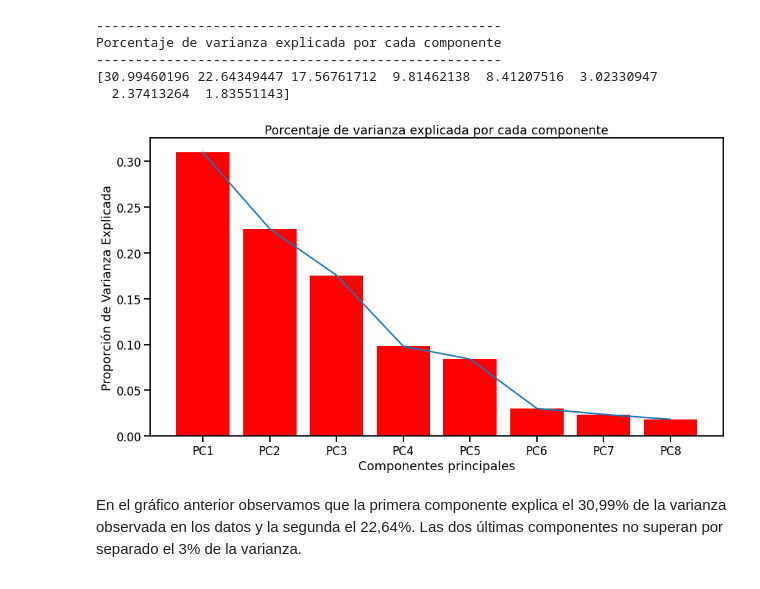
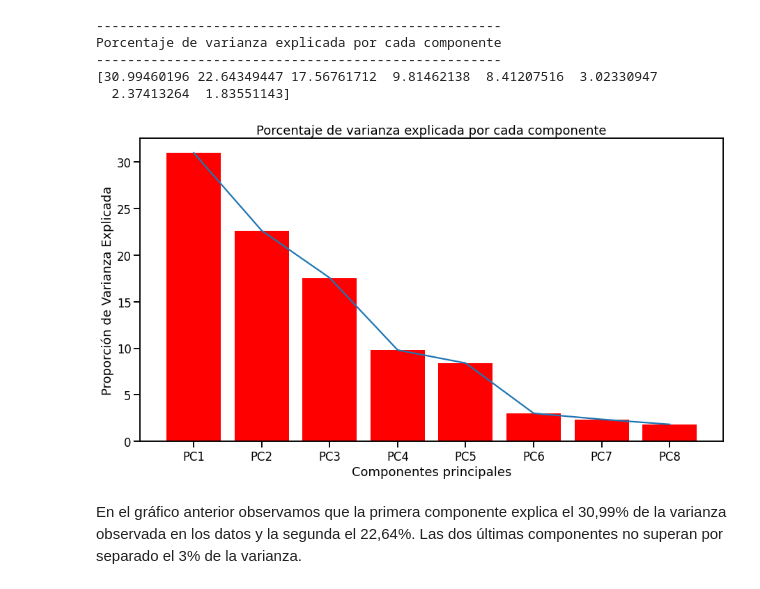
Before and after one commit to carolina-garay/AnalisisExploratorioYCuracion_Grupo32, a Jupyter notebook: AyC_Parte2__Garay_v5.ipynb, the cells around one changed output. Drawn from its saved outputs; the diff is of its cells as text; code cells hidden in the pictures.

```diff
--- a/AyC_Parte2__Garay_v5.ipynb
+++ b/AyC_Parte2__Garay_v5.ipynb
@@ -535,7 +552,8 @@ Explained variance ratio
 print('----------------------------------------------------')
 print('Porcentaje de varianza explicada por cada componente')
 print('----------------------------------------------------')
-print((pca.explained_variance_ratio_)*100)
+porc=((pca.explained_variance_ratio_)*100)
+print(porc)
 # %% [output]
 ----------------------------------------------------
 Porcentaje de varianza explicada por cada componente
@@ -545,19 +563,19 @@ Porcentaje de varianza explicada por cada componente
 # %%
 n_comp=8
 pca = PCA(n_comp)
 princ_comp = pca.fit(df_imp2)
 var_expl = pca.explained_variance_ratio_
 eje_y=np.cumsum(var_expl)
 fig,ax = plt.subplots(figsize = [15,8])
-ax.bar(x = [f"PC" + str(i) for i in range(1,n_comp+1)], height = var_expl, color="red")
-ax.plot([f"PC" + str(i) for i in range(1,n_comp+1)], var_expl)
+ax.bar(x = [f"PC" + str(i) for i in range(1,n_comp+1)], height=porc, color="red")
+ax.plot([f"PC" + str(i) for i in range(1,n_comp+1)], porc)
 #ax.set_ylim([0,1])
 ax.set_title('Porcentaje de varianza explicada por cada componente')
 plt.xlabel('Componentes principales')
 plt.ylabel("Proporción de Varianza Explicada")
 plt.show()
 # %% [output]
-[figure, old version]
+[figure, new version]
 # %% [markdown]
 En el gráfico anterior observamos que la primera componente explica el 30,99% de la varianza observada en los datos y la segunda el 22,64%. Las dos últimas componentes no superan por separado el 3% de la varianza.
 # %% [markdown]
```
Also changed, not shown: parts of 5 cells of this notebook.
